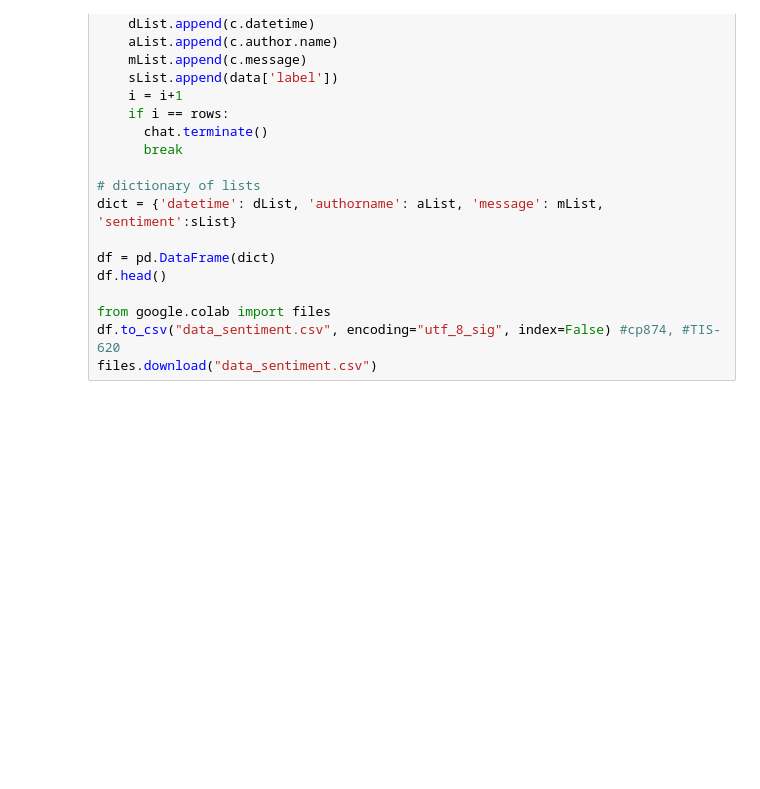
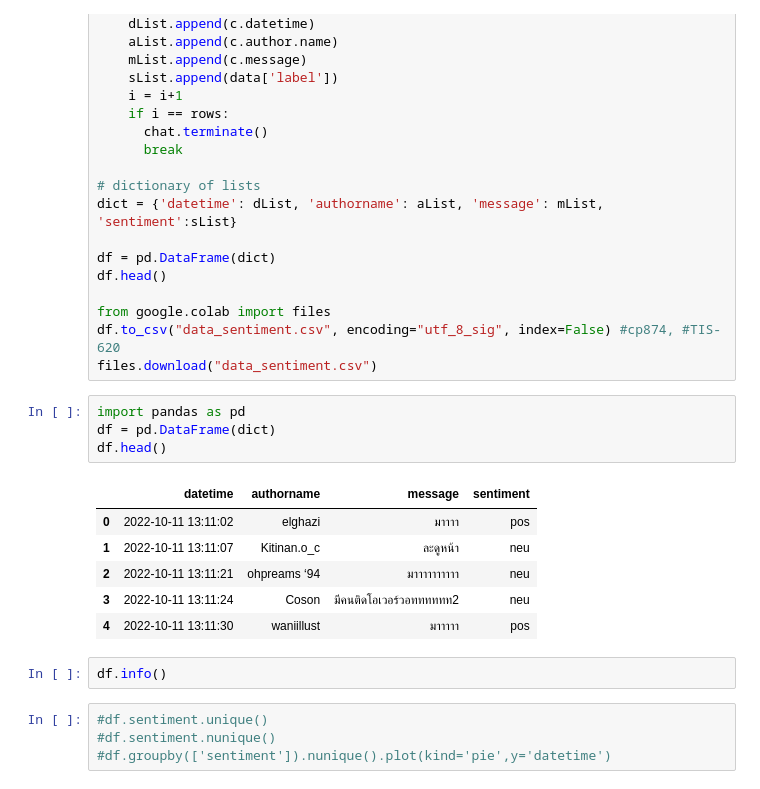
Before and after one commit to ekaratnida/Data_Streaming_and_Realtime_Analytics, a Jupyter notebook: workshop1.ipynb, the cells around one changed output. Drawn from its saved outputs; the diff is of its cells as text; blank space fills up the shorter version.

```diff
--- a/workshop1.ipynb
+++ b/workshop1.ipynb
@@ -80,3 +85,20 @@ df.head()
 from google.colab import files
 df.to_csv("data_sentiment.csv", encoding="utf_8_sig", index=False) #cp874, #TIS-620
 files.download("data_sentiment.csv")
+# %%
+import pandas as pd
+df = pd.DataFrame(dict)
+df.head()
+# %% [output]
+|  | datetime | authorname | message | sentiment |
+| 0 | 2022-10-11 13:11:02 | elghazi | มาาาา | pos |
+| 1 | 2022-10-11 13:11:07 | Kitinan.o_c | ละดูหน้า | neu |
+| 2 | 2022-10-11 13:11:21 | ohpreams ‘94 | มาาาาาาาาาา | neu |
+| 3 | 2022-10-11 13:11:24 | Coson | มีคนติดโอเวอร์วอทททททท2 | neu |
+| 4 | 2022-10-11 13:11:30 | waniillust | มาาาาา | pos |
+# %%
+df.info()
+# %%
+#df.sentiment.unique()
+#df.sentiment.nunique()
+#df.groupby(['sentiment']).nunique().plot(kind='pie',y='datetime')
```
Also changed, not shown: parts of 2 cells of this notebook.
